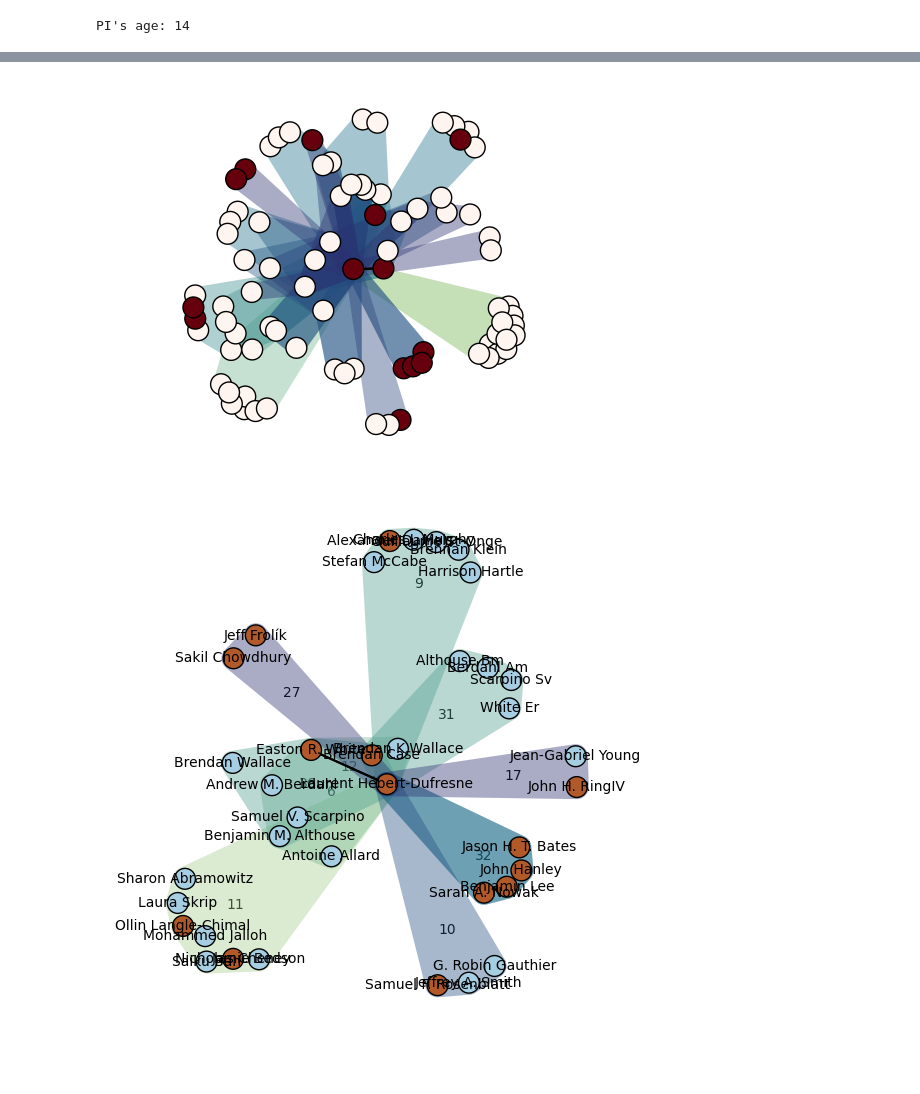
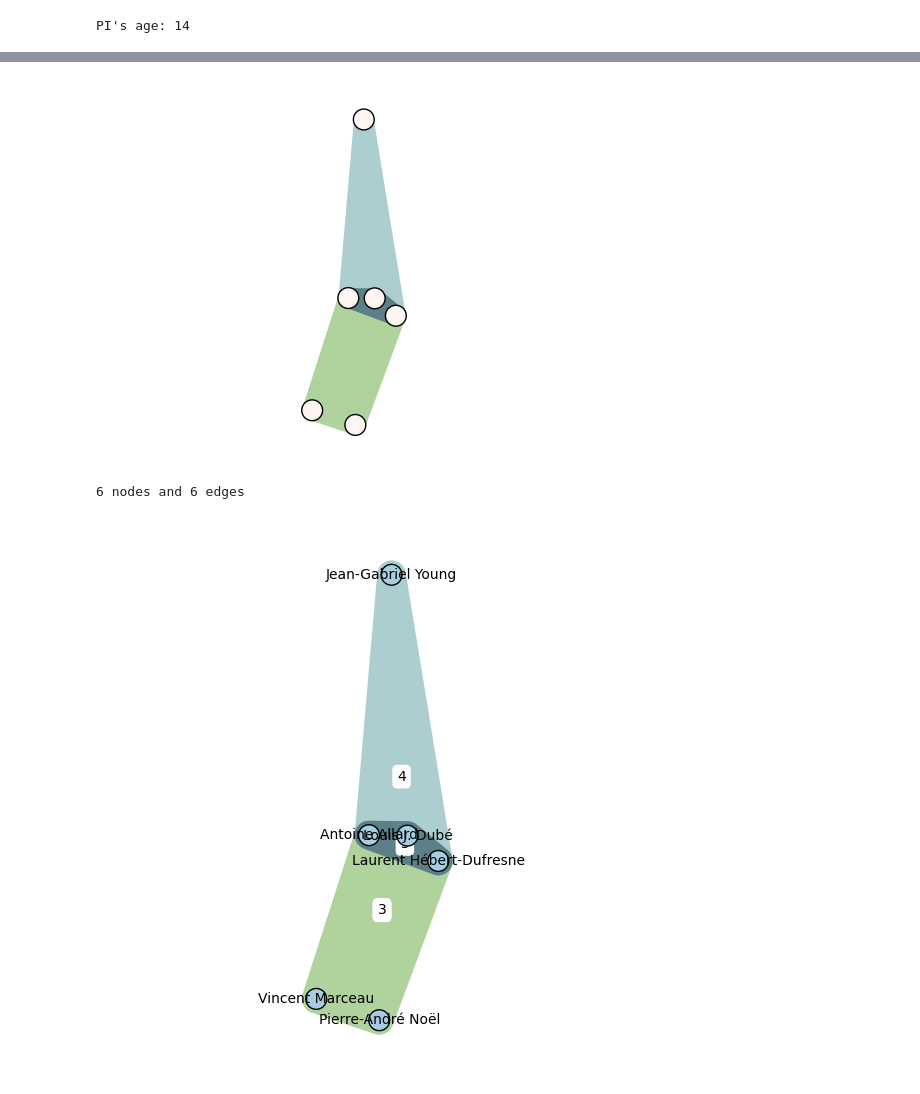
Before and after one commit to jstonge/bayesian_group_formation, a Jupyter notebook: src/finding_group.ipynb, the cells around one changed output, grey strips where cells are left out. Cells and saved outputs as stored; diff of their text form; code cells hidden in the pictures.

```diff
--- a/src/finding_group.ipynb
+++ b/src/finding_group.ipynb
@@ -66,4 +44,4 @@ age_coauthors
 # %%
-works = read_jsonl(PI_fnames[10])
+works = read_jsonl(PI_fnames[2])
 print(f"# papers that year: {len(works)}")
 # %% [output]
@@ -71,12 +49,8 @@ print(f"# papers that year: {len(works)}")
 # %%
 authors = works[0]['authorships']
 # %%
-def extract_coauthor(w, names=True):
-    authors=w['authorships']
-    if names:
-        return [_['author']['display_name'] for _ in authors]
-    else:
-        return [coauth2idx[_['author']['display_name']] for _ in authors]
+def extract_coauthor(w):
+    return [_['author']['display_name'] for _ in w['authorships']]
 
 hyperedge_list = [extract_coauthor(w) for w in works]
 # %%
@@ -106,7 +89,9 @@ time_collabo=extract_coauthor_inst(works)
 # %%
 def extract_main_inst(time_collabo, PI_name):
-    # target_institutions = time_collabo['Louis J. Dubé']
-    target_institution = max(time_collabo[PI_name]['institutions'], key=time_collabo[PI_name]['institutions'].get)
+    if len(time_collabo[PI_name]['institutions']) == 0:
+        target_institution = None
+    else:
+        target_institution = max(time_collabo[PI_name]['institutions'], key=time_collabo[PI_name]['institutions'].get)
     out={}
     for author_name, author_data in time_collabo.items():
         shared_inst = None
@@ -119,3 +104,4 @@ def extract_main_inst(time_collabo, PI_name):
     return out
 
 node_meta_dict = extract_main_inst(time_collabo, target_name)
+node_meta_dict
@@ -164,27 +158,32 @@ ax, collections = xgi.draw(
 
 max_key = max(H.nodes.degree().asdict(), key=H.nodes.degree().asdict().get)
 # %% [output]
-[figure, old version]
+[figure, new version]
 # %%
 H_f = xgi.subhypergraph(
     H,
     nodes=H.nodes.filterby_attr("involve_local_work", True),
     edges=H.edges.filterby_attr("local_work", True)
 )
+# %%
+print(f"{H_f.num_nodes} nodes and {H_f.num_edges} edges")
+# %% [output]
+6 nodes and 6 edges
 # %%
-fig, ax = plt.subplots(1,1, figsize=(7,7))
-pos = xgi.barycenter_spring_layout(H_f, seed=42)  # fix position
-ax, collections = xgi.draw(
-    H_f, pos=pos, node_size=15, hyperedge_labels=True,
-    node_fc=H_f.nodes.attrs("is_shared").aslist(),
-    node_fc_cmap="Paired",
-    node_labels=True,
-    hull=True
-    )
-(node_collection, _, _) = collections
+if H_f.num_nodes > 0:
+    fig, ax = plt.subplots(1,1, figsize=(7,7))
+    pos = xgi.barycenter_spring_layout(H_f, seed=42)  # fix position
+    ax, collections = xgi.draw(
+        H_f, pos=pos, node_size=15, hyperedge_labels=True,
+        node_fc=H_f.nodes.attrs("is_shared").aslist(),
+        node_fc_cmap="Paired",
+        node_labels=True,
+        hull=True
+        )
+    (node_collection, _, _) = collections
 
-max_key = max(H_f.nodes.degree().asdict(), key=H.nodes.degree().asdict().get)
-plt.savefig("test.png")
+    max_key = max(H_f.nodes.degree().asdict(), key=H.nodes.degree().asdict().get)
+    plt.savefig("test.png")
 # %% [output]
-[figure, old version]
+[figure, new version]
 # %%
```
Also changed, not shown: parts of 20 cells of this notebook, 5 other files.
